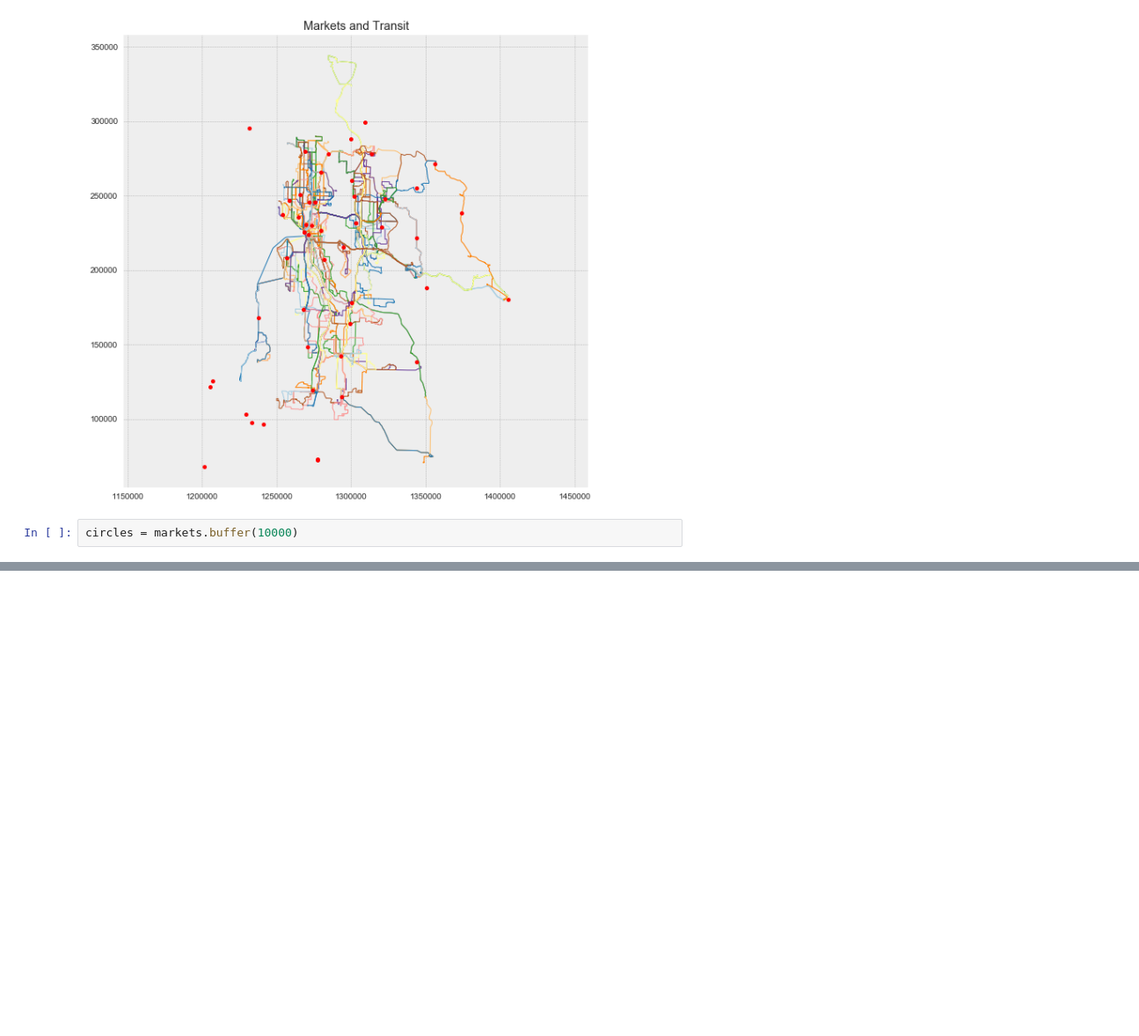
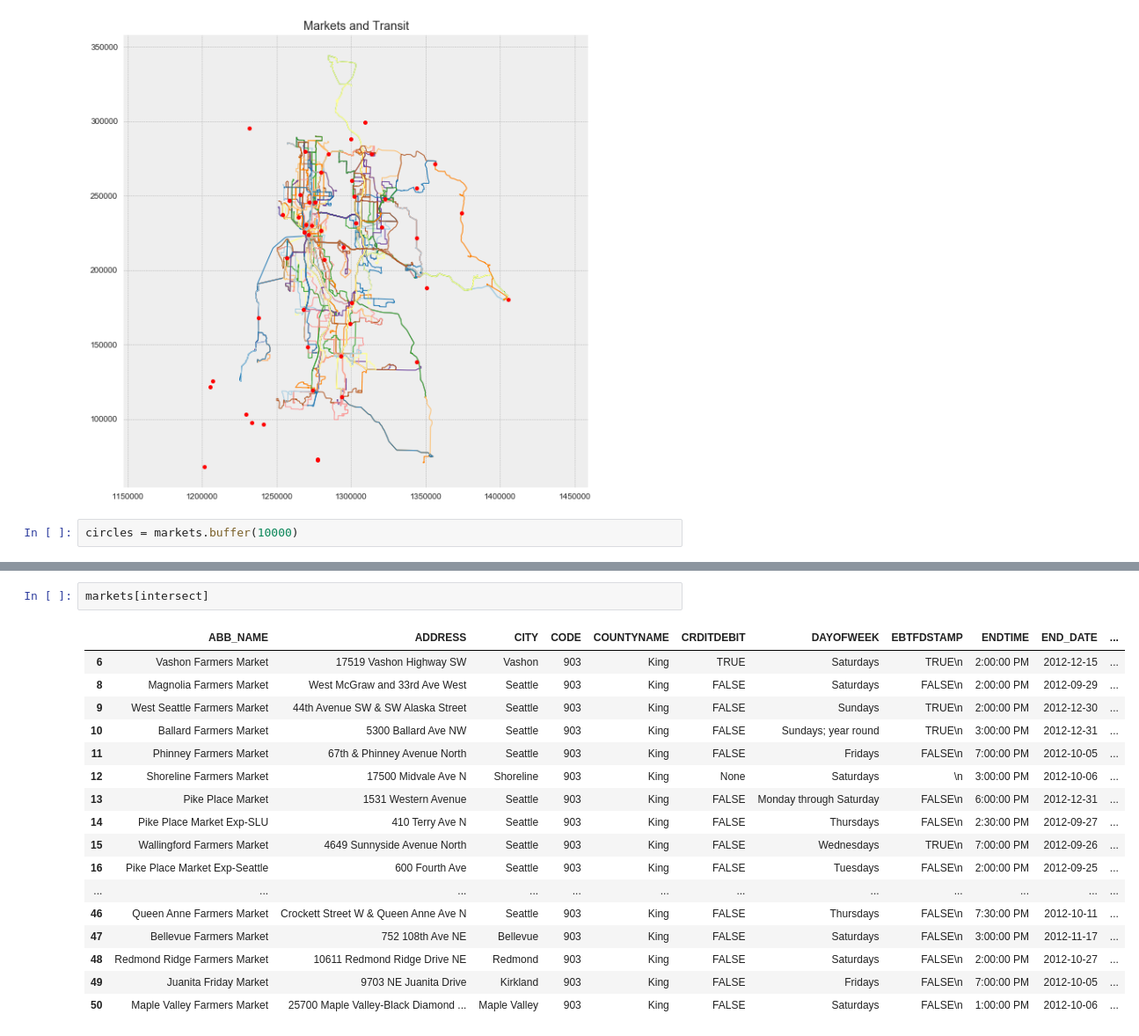
Before and after one commit to christyheaton/Cugos_SpringFling_2017, a Jupyter notebook: Notebook/SpringFling.ipynb, the cells around one changed output, grey strips where cells are left out. Shown at 88% size. Drawn from its saved outputs; the diff is of its cells as text; blank space fills up the shorter version.

```diff
--- a/Notebook/SpringFling.ipynb
+++ b/Notebook/SpringFling.ipynb
@@ -134,0 +272,20 @@ plt.axis('equal');
+# %%
+markets[intersect]
+# %% [output]
+|  | ABB_NAME | ADDRESS | CITY | CODE | COUNTYNAME | CRDITDEBIT | DAYOFWEEK | EBTFDSTAMP | ENDTIME | END_DATE | ... |
+| 6 | Vashon Farmers Market | 17519 Vashon Highway SW | Vashon | 903 | King | TRUE | Saturdays | TRUE\n | 2:00:00 PM | 2012-12-15 | ... |
+| 8 | Magnolia Farmers Market | West McGraw and 33rd Ave West | Seattle | 903 | King | FALSE | Saturdays | FALSE\n | 2:00:00 PM | 2012-09-29 | ... |
+| 9 | West Seattle Farmers Market | 44th Avenue SW & SW Alaska Street | Seattle | 903 | King | FALSE | Sundays | TRUE\n | 2:00:00 PM | 2012-12-30 | ... |
+| 10 | Ballard Farmers Market | 5300 Ballard Ave NW | Seattle | 903 | King | FALSE | Sundays; year round | TRUE\n | 3:00:00 PM | 2012-12-31 | ... |
+| 11 | Phinney Farmers Market | 67th & Phinney Avenue North | Seattle | 903 | King | FALSE | Fridays | FALSE\n | 7:00:00 PM | 2012-10-05 | ... |
+| 12 | Shoreline Farmers Market | 17500 Midvale Ave N | Shoreline | 903 | King | None | Saturdays | \n | 3:00:00 PM | 2012-10-06 | ... |
+| 13 | Pike Place Market | 1531 Western Avenue | Seattle | 903 | King | FALSE | Monday through Saturday | FALSE\n | 6:00:00 PM | 2012-12-31 | ... |
+| 14 | Pike Place Market Exp-SLU | 410 Terry Ave N | Seattle | 903 | King | FALSE | Thursdays | FALSE\n | 2:30:00 PM | 2012-09-27 | ... |
+| 15 | Wallingford Farmers Market | 4649 Sunnyside Avenue North | Seattle | 903 | King | FALSE | Wednesdays | TRUE\n | 7:00:00 PM | 2012-09-26 | ... |
+| 16 | Pike Place Market Exp-Seattle | 600 Fourth Ave | Seattle | 903 | King | FALSE | Tuesdays | FALSE\n | 2:00:00 PM | 2012-09-25 | ... |
+| ... | ... | ... | ... | ... | ... | ... | ... | ... | ... | ... | ... |
+| 46 | Queen Anne Farmers Market | Crockett Street W & Queen Anne Ave N | Seattle | 903 | King | FALSE | Thursdays | FALSE\n | 7:30:00 PM | 2012-10-11 | ... |
+| 47 | Bellevue Farmers Market | 752 108th Ave NE | Bellevue | 903 | King | FALSE | Saturdays | FALSE\n | 3:00:00 PM | 2012-11-17 | ... |
+| 48 | Redmond Ridge Farmers Market | 10611 Redmond Ridge Drive NE | Redmond | 903 | King | FALSE | Saturdays | FALSE\n | 2:00:00 PM | 2012-10-27 | ... |
+| 49 | Juanita Friday Market | 9703 NE Juanita Drive | Kirkland | 903 | King | FALSE | Fridays | FALSE\n | 7:00:00 PM | 2012-10-05 | ... |
+| 50 | Maple Valley Farmers Market | 25700 Maple Valley-Black Diamond ... | Maple Valley | 903 | King | FALSE | Saturdays | FALSE\n | 1:00:00 PM | 2012-10-06 | ... |
```
Also changed, not shown: parts of 27 cells of this notebook.
